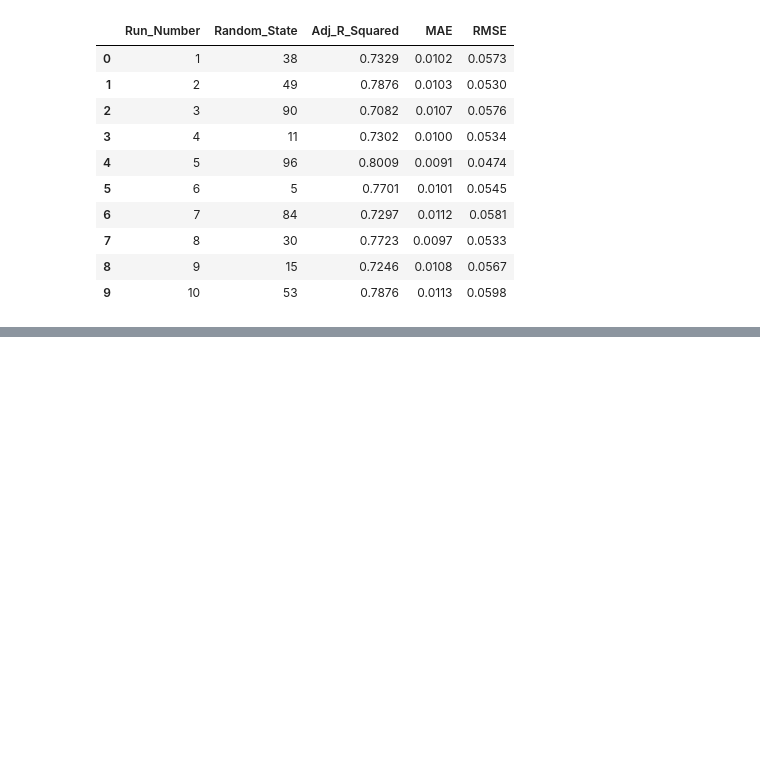
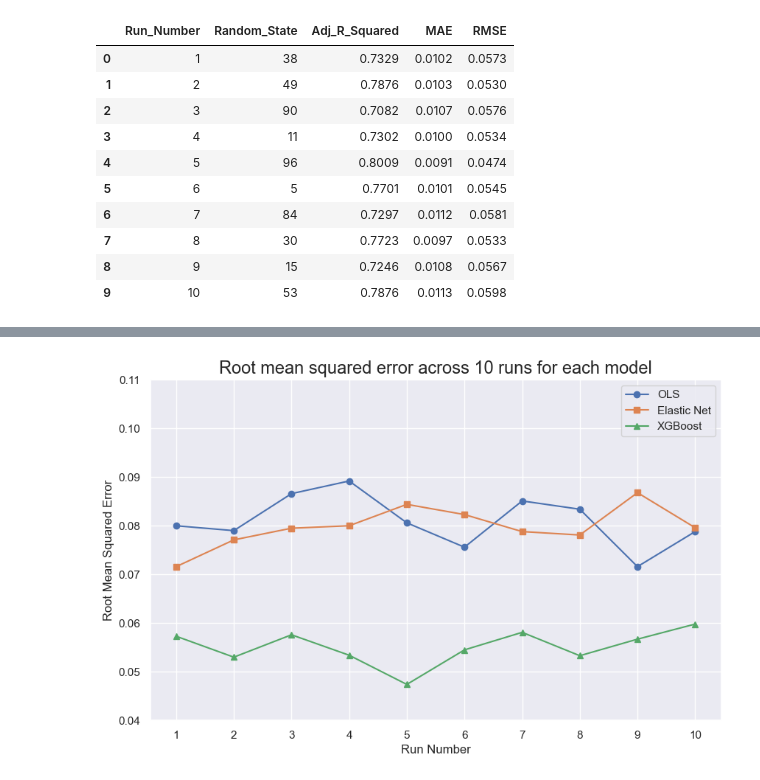
Before and after one commit to RasheedMartin/PredictingNBACareers, a Jupyter notebook: notebooks/modeling/All_NBA_Vote_Share_Modeling.ipynb, the cells around one changed output, grey strips where cells are left out. Saved outputs shown, nothing was run; the diff lists cells and outputs as text; code cells hidden in the pictures; blank space fills up the shorter version.

```diff
--- a/notebooks/modeling/All_NBA_Vote_Share_Modeling.ipynb
+++ b/notebooks/modeling/All_NBA_Vote_Share_Modeling.ipynb
@@ -371,0 +438,8 @@ xgb_results_df
+# %%
+# Compare MAE
+rmse_comp = pd.DataFrame()
+rmse_comp["Run_Number"] = ols_results_df["Run_Number"]
+rmse_comp["OLS"] = ols_results_df["RMSE"]
+rmse_comp["Elastic_Net"] = enet_results_df["RMSE"]
+rmse_comp["XGBoost"] = xgb_results_df["RMSE"]
+rmse_comp
@@ -371,0 +458,15 @@ xgb_results_df
+# %%
+# Plot RMSE results
+plt.figure(figsize=(10,6))
+plt.plot(rmse_comp["Run_Number"], rmse_comp["OLS"], label="OLS", marker="o")
+plt.plot(rmse_comp["Run_Number"], rmse_comp["Elastic_Net"], label="Elastic Net", marker="s")
+plt.plot(rmse_comp["Run_Number"], rmse_comp["XGBoost"], label="XGBoost", marker="^")
+plt.xlabel("Run Number")
+plt.xticks(np.arange(1, 11, 1))
+plt.ylabel("Root Mean Squared Error")
+plt.yticks(np.arange(0.04, 0.11, 0.01))
+plt.title("Root mean squared error across 10 runs for each model", fontsize=17)
+plt.legend()
+plt.show()
+# %% [output]
+[figure, added]
```
Also changed, not shown: parts of 9 cells of this notebook.
